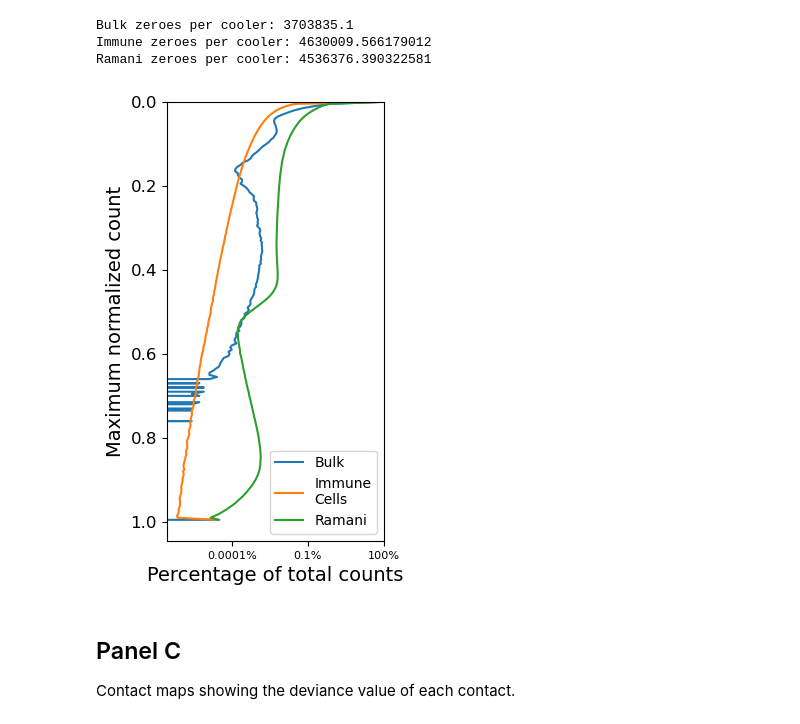
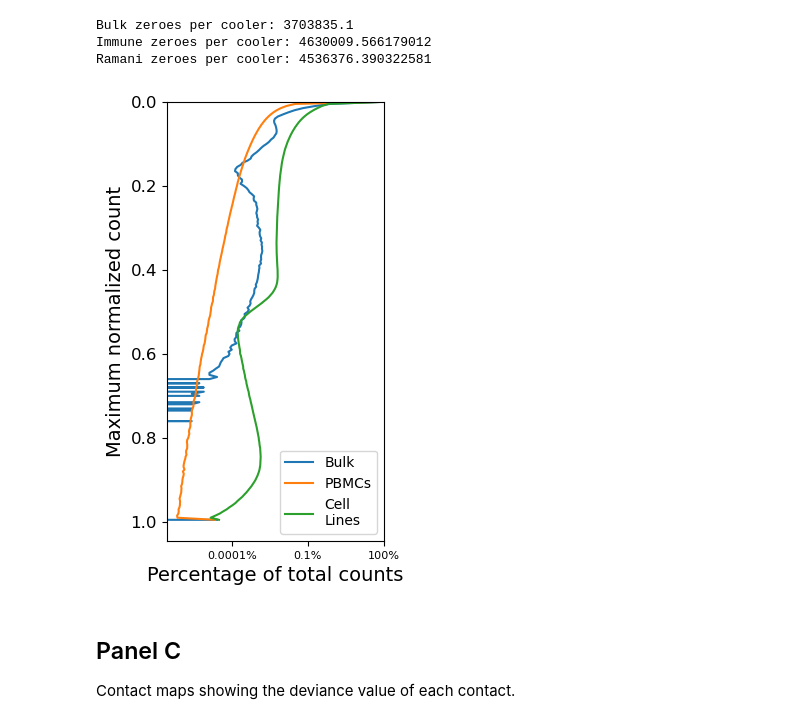
Before and after one commit to OlivierJSm/MasterInternship1, a Jupyter notebook: Testing/Report Figures/section_4.ipynb, the cells around one changed output. Saved outputs shown, nothing was run; the diff lists cells and outputs as text; code cells hidden in the pictures.

```diff
--- a/Testing/Report Figures/section_4.ipynb
+++ b/Testing/Report Figures/section_4.ipynb
@@ -130,7 +130,7 @@ Immune zeroes per cooler: 4630009.566179012
 Ramani zeroes per cooler: 4536376.390322581
 # %%
 ### Figure
-labels = ["Bulk", "PBMCs", "Cell Lines"]
+labels = ["Bulk", "PBMCs", "Cell\nLines"]
 datasets = [bulk_all, immune_all, ramani_all]
 
 fig, ax = plt.subplots(figsize=(2.8,5.7))
@@ -139,34 +139,34 @@ for hist, label in zip(datasets, labels):
     y = hist / hist.sum() * 100
 
     plt.plot(y, bins[:-1], label=label)
 
 plt.legend(loc="best")
 
 plt.ylabel("Maximum normalized count")
 plt.xlabel("Percentage of total counts")
 
 plt.xscale("log")
 
 plt.ylim(bottom=0)
 ax.invert_yaxis()
 plt.xlim(right=100)
 
 plt.xlabel("Percentage of total counts", fontsize=14)
 plt.ylabel("Maximum normalized count", fontsize=14)
 
 ax.tick_params(axis='y', labelsize=12)
 ax.tick_params(axis='x', labelsize=8)
 
 # Fewer major ticks
 ax.xaxis.set_major_locator(LogLocator(base=10, numticks=4))
 
 # Human-readable formatting
 ax.xaxis.set_major_formatter(
     FuncFormatter(lambda x, _: f"{x:g}%")
 )
 plt.savefig(f"{figure_save_dir}F4B.pdf", bbox_inches='tight')
 # %% [output]
-[figure, old version]
+[figure, new version]
 # %% [markdown]
 ## Panel C
 Contact maps showing the deviance value of each contact.
```
